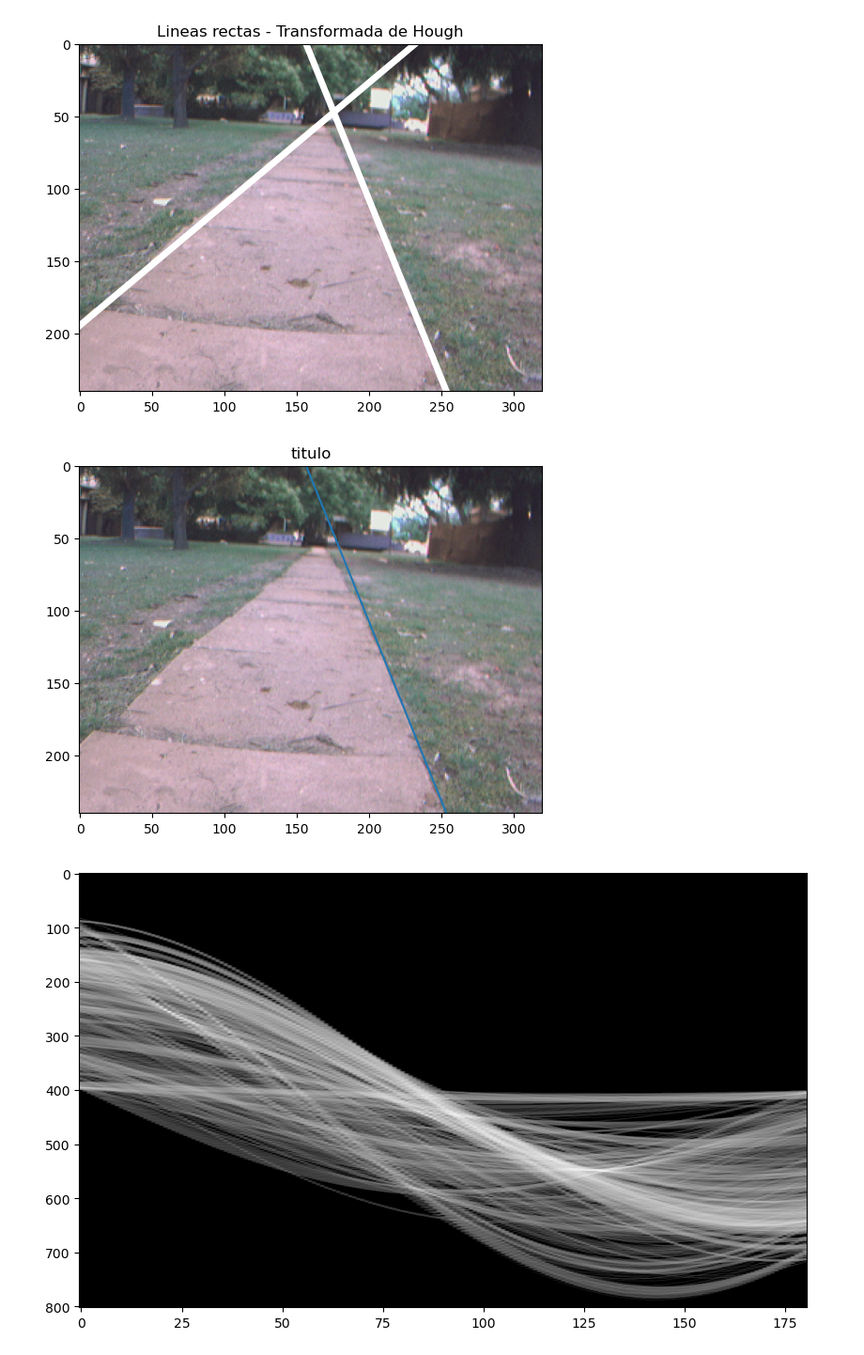
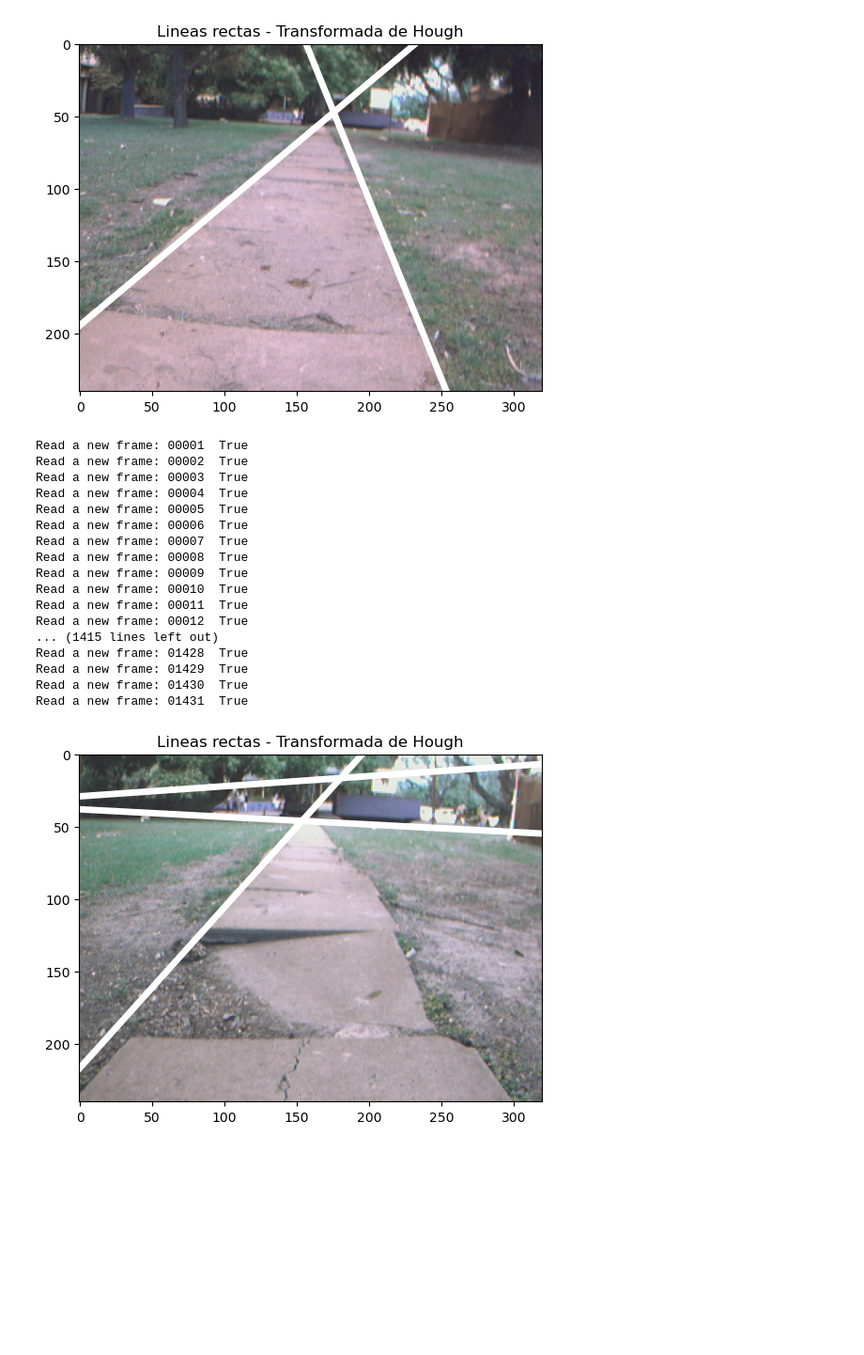
Before and after one commit to manugarciat/erv-practicas, a Jupyter notebook: practica-03/practica-03.ipynb, the cells around one changed output. Shown at 94% size. Saved outputs shown, nothing was run; the diff lists cells and outputs as text; code cells hidden in the pictures; blank space fills up the shorter version.

Commit message:
Practica 3 - Agregado funciones de procesamiento de video

```diff
--- a/practica-03/practica-03.ipynb
+++ b/practica-03/practica-03.ipynb
@@ -146,24 +164,22 @@ def muestra_linea(imagen, angulo, rho):
     plt.imshow(imagen, cmap='gray', vmin=0, vmax=255)
     plt.plot(y, x)
 # %%
-def muestra_lineas(imagen, tabla):
+def muestra_rectas(imagen, tabla, save = False, indice = 0):
     ancho = np.shape(imagen)[1]
     y = np.linspace(0, ancho - 1, ancho)
 
-    rho1 = tabla[0, 0] - maximo
-    rho2 = tabla[1, 0] - maximo
-
-    ang1 = angulos[tabla[0, 1]]
-    ang2 = angulos[tabla[1, 1]]
-
-    x1 = (rho1 - y * np.sin(ang1)) / np.cos(ang1)
-    x2 = (rho2 - y * np.sin(ang2)) / np.cos(ang2)
+    plt.clf()
 
     plt.ylim(np.shape(imagen)[0], 0)
 
     plt.title("Lineas rectas - Transformada de Hough")
 
     plt.imshow(imagen, cmap='gray', vmin=0, vmax=255)
-    plt.plot(y, x1, linewidth = 5, color = "w")
-    plt.plot(y, x2, linewidth = 5, color = "w")
+
+    for recta in tabla:
+        rho = recta[0]
+        ang = recta[1]
+        plt.plot(y, (rho - y * np.sin(ang)) / np.cos(ang), linewidth = 5, color = "w")
+
+    if save: plt.savefig('frame_' + str(indice).zfill(5) + '.png')
 # %%
@@ -171,12 +187,40 @@ muestra_lineas(frame, resultados)
 # %% [output]
 [figure]
-# %%
-muestra_linea(frame, angulos[resultados[1][1]], (resultados[1][0] - maximo))
-# %% [output]
-[figure, removed]
-# %%
-plt.figure(figsize=(10, 6))
-plt.imshow(pasarALog(A), cmap='gray', vmin=0, vmax=255)
-plt.gca().set_aspect('auto')
-# %% [output]
-[figure, removed]
+# %%
+def procesa_video(nombre_video):
+    video = cv2.VideoCapture(nombre_video   )
+    fps = video.get(cv2.CAP_PROP_FPS)
+
+    success, frame = video.read()
+
+    while success:
+        numero = np.uint(video.get(cv2.CAP_PROP_POS_FRAMES))
+
+        #usamos solo un canal de color
+        rectas_detectadas = detecta_rectas(frame[:, :, 0], cant_rectas= 3, umbral_angulo= 2)
+        muestra_rectas(frame, rectas_detectadas, save=True, indice= numero)
+        print('Read a new frame: ' + str(numero).zfill(5) + " ", success)
+        success,frame = video.read()
+        if cv2.waitKey(10) == 27:                     # exit if Escape is hit no funciona
+            break
+# %%
+procesa_video("camino1.avi")
+# %% [output]
+Read a new frame: 00001  True
+Read a new frame: 00002  True
+Read a new frame: 00003  True
+Read a new frame: 00004  True
+Read a new frame: 00005  True
+Read a new frame: 00006  True
+Read a new frame: 00007  True
+Read a new frame: 00008  True
+Read a new frame: 00009  True
+Read a new frame: 00010  True
+Read a new frame: 00011  True
+Read a new frame: 00012  True
+... (1415 lines left out)
+Read a new frame: 01428  True
+Read a new frame: 01429  True
+Read a new frame: 01430  True
+Read a new frame: 01431  True
+[figure, added]
```
Also changed, not shown: parts of 7 cells of this notebook, 2 other files.
